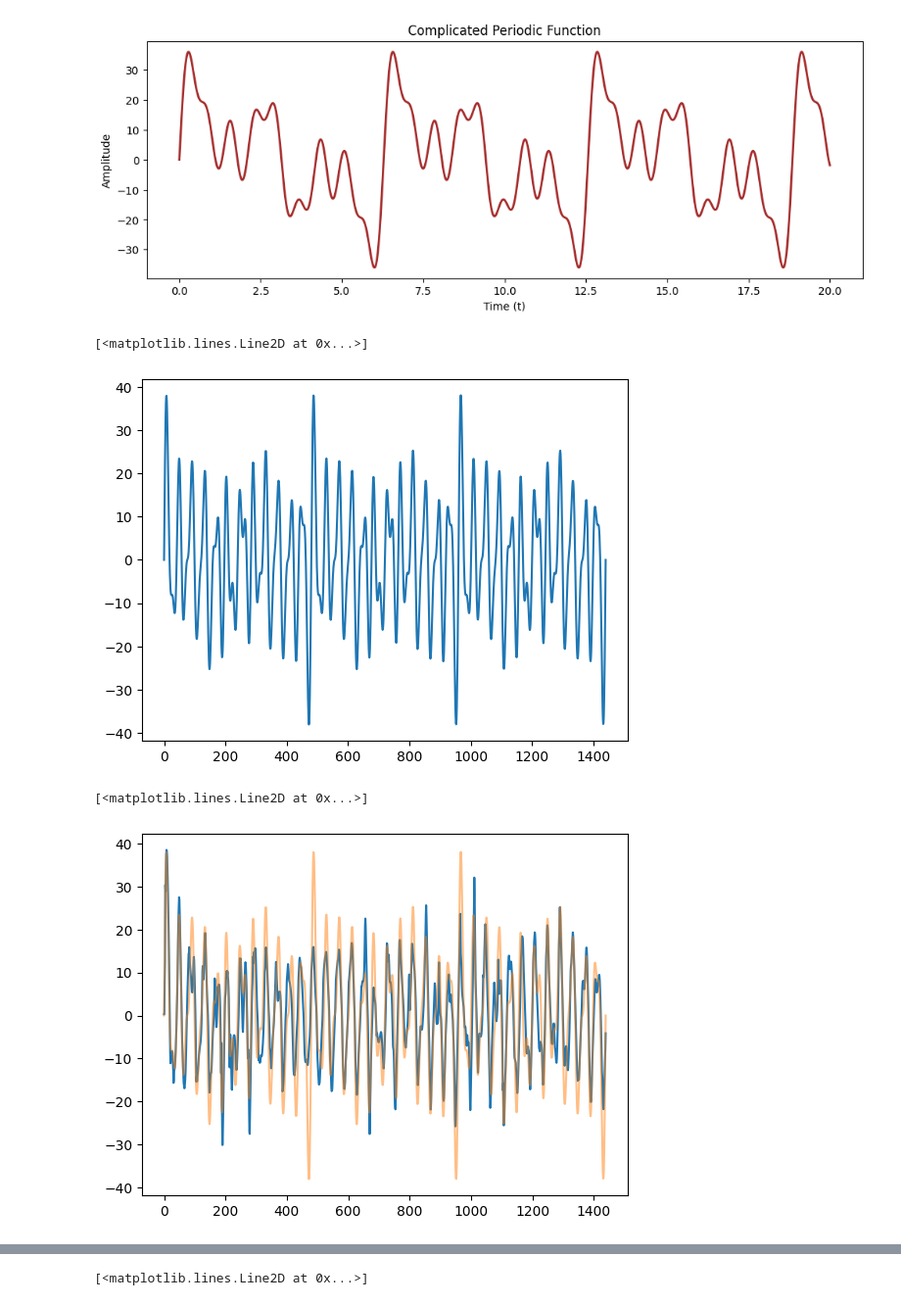
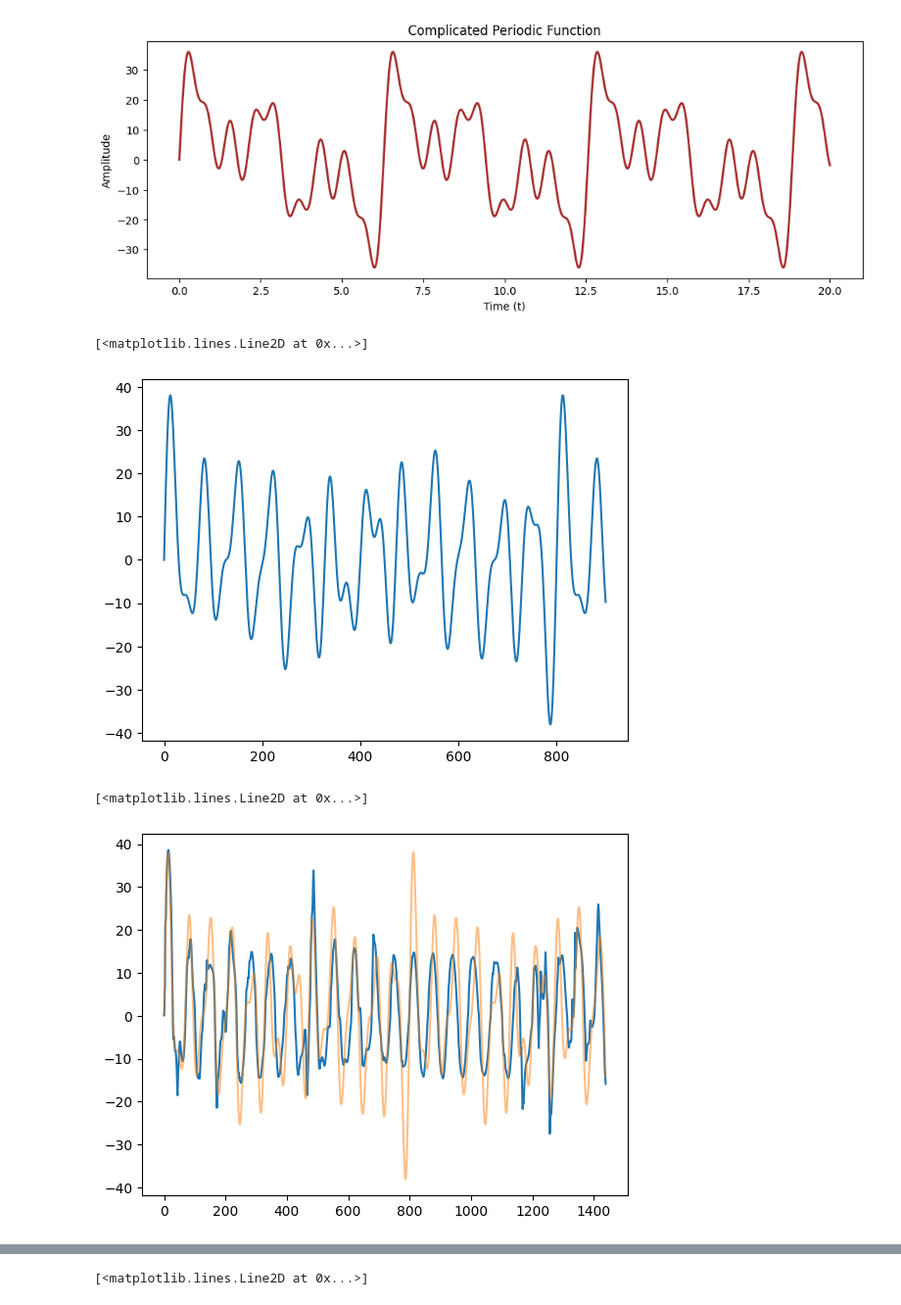
Before and after one commit to CEBangu/MOD_201, a Jupyter notebook: MOD201 final_report/final_report.ipynb, the cells around one changed output, grey strips where cells are left out. Shown at 98% size. Drawn from its saved outputs; the diff is of its cells as text; code cells hidden in the pictures.

```diff
--- a/MOD201 final_report/final_report.ipynb
+++ b/MOD201 final_report/final_report.ipynb
@@ -111,19 +111,23 @@ class GenNetv2:
 
         # general network attributes
         self.P = np.eye(N)/self.alpha
+        self.M = self._init_synaptic_matrix()
         self.weights = (np.random.rand(N, 1) * 0.5) /np.sqrt(self.N)
+        self.output = (np.random.rand(1, 1) * 0.5)
+        np.random.seed(1)
         self.neurons = np.random.rand(N, 1) * 0.5
-        self.output = (np.random.rand(1, 1) * 0.5)
-        self.M = self._init_synaptic_matrix()
+        np.random.seed(2)
         self.wf = 2.0 * (np.random.rand(N, 1) - 0.5) #wtf?
         self.error = 0.0
         self.activation = np.tanh(self.neurons)
 
     #Helper functions
     def _init_synaptic_matrix(self):
+        np.random.seed(0)
         M = np.random.randn(self.N,self.N)*(self.g/np.sqrt(self.p*self.N))
         mask = (np.random.rand(self.N,self.N)<self.p).astype(float)
         M*=mask
+        np.random.seed(None)
         return M
 
     def neuron_activity(self):
@@ -202,12 +206,14 @@ class GenNetv2:
             neuron_dict[key][0] = self.activation[key]
 
         weight_array = np.zeros((len(self.weights), timesteps))
+        weight_array[:, 0] = self.weights.reshape(len(self.weights))
         # Array to store the norm of the derivative of the weight array
         weight_mag_array = np.zeros((timesteps))
         # store first value
         weight_mag_array[0] = 0
 
         activity_array = np.zeros((len(self.activation), timesteps))
+        activity_array[:, 0] = self.activation.reshape(len(self.activation))
 
         #train
         for time in range(1, timesteps):
@@ -476,7 +482,7 @@ def sixteen_sins(t):
     np.random.seed(55)
 
     amp = 4
-    freq = 1/60
+    freq = 1/100
     f = 0
 
     vals = np.random.randint(1, 24, size=(16, 2))/4
@@ -486,21 +492,21 @@ def sixteen_sins(t):
 
     return f
 
-time = np.linspace(0,1440,1440)
+time = np.linspace(0,900,1440)
 plt.plot(time,sixteen_sins(time))
 # %% [output]
 [<matplotlib.lines.Line2D at 0x...>]
-[figure, old version]
+[figure, new version]
 # %%
 e_net = GenNetv2(1000, 1.0, 1.5, 0.1, 0.1)
-_, _, _, _, _= e_net.spontaneus_activity(1000)
+e_net.spontaneus_activity(1000)
 train, _, _, _, _= e_net.train(sixteen_sins(time), len(time), 2)
 periodic, _, _, _, _= e_net.spontaneus_activity(1440)
 plt.plot(train)
 plt.plot(sixteen_sins(time), alpha=0.5)
 # %% [output]
 [<matplotlib.lines.Line2D at 0x...>]
-[figure, old version]
+[figure, new version]
 # %%
 def noisy_four_sinusoids(t):
     np.random.seed(None)
```
Also changed, not shown: parts of 7 cells of this notebook.
